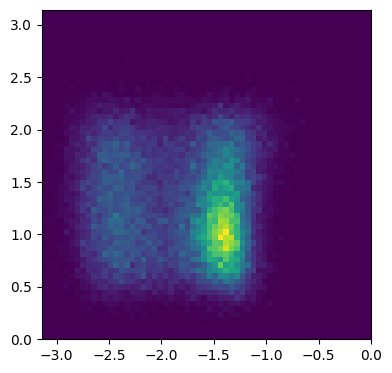
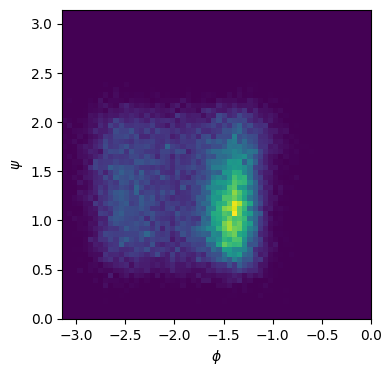
Code edit (unified diff) that turned the first committed figure into the second:
--- before
+++ after
@@ -9,6 +9,6 @@
 
 axs.imshow(combined_density.T, extent=[xedges[0], xedges[-1], yedges[0], yedges[-1]], origin="lower")
-ax.set_xlabel("$\phi$")
-ax.set_ylabel("$\psi$")
-    
+axs.set_xlabel("$\phi$")
+axs.set_ylabel("$\psi$")
+
 fig.tight_layout()

Commit: aimmd.distributed: update example notebooks for TPS